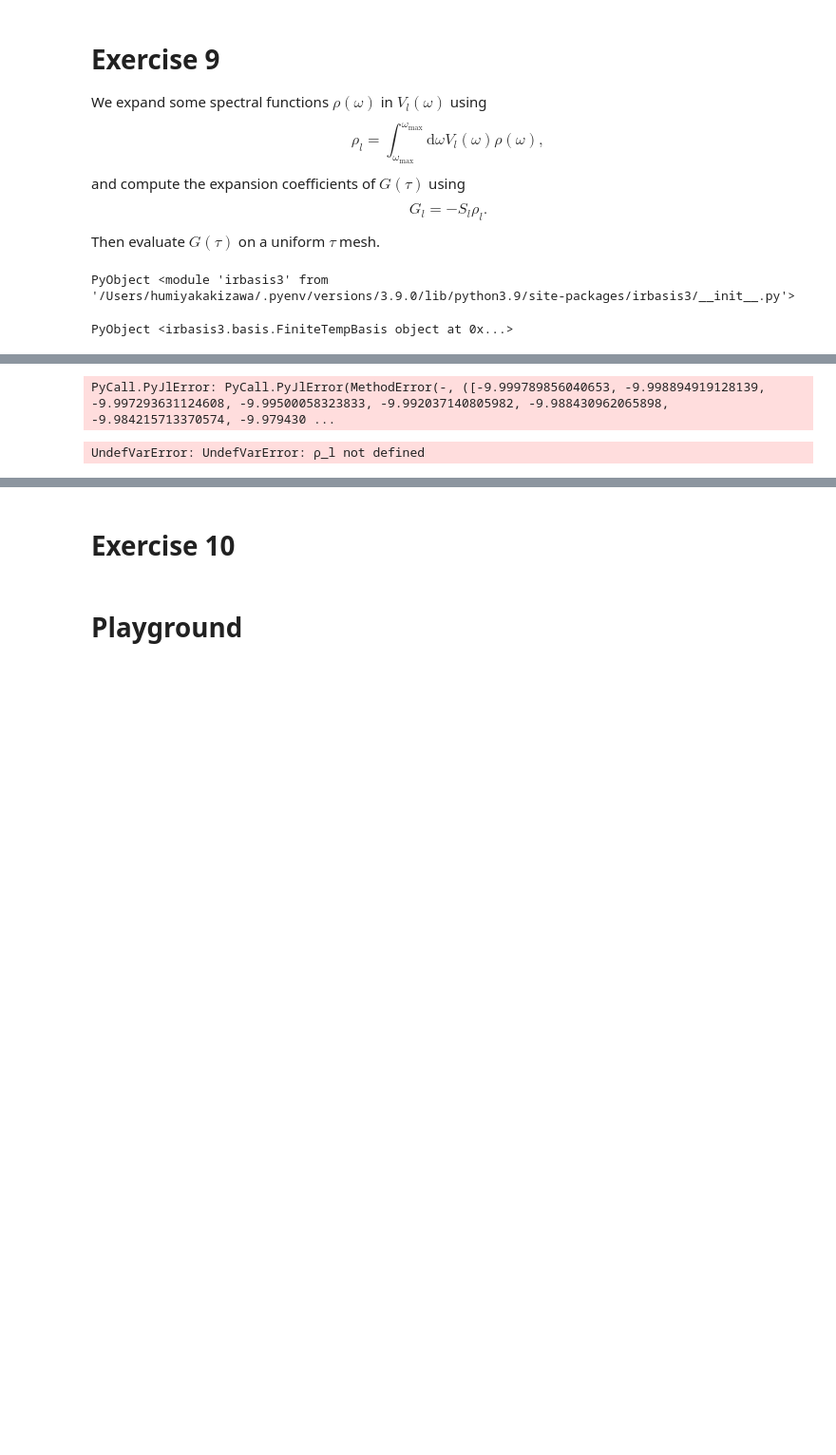
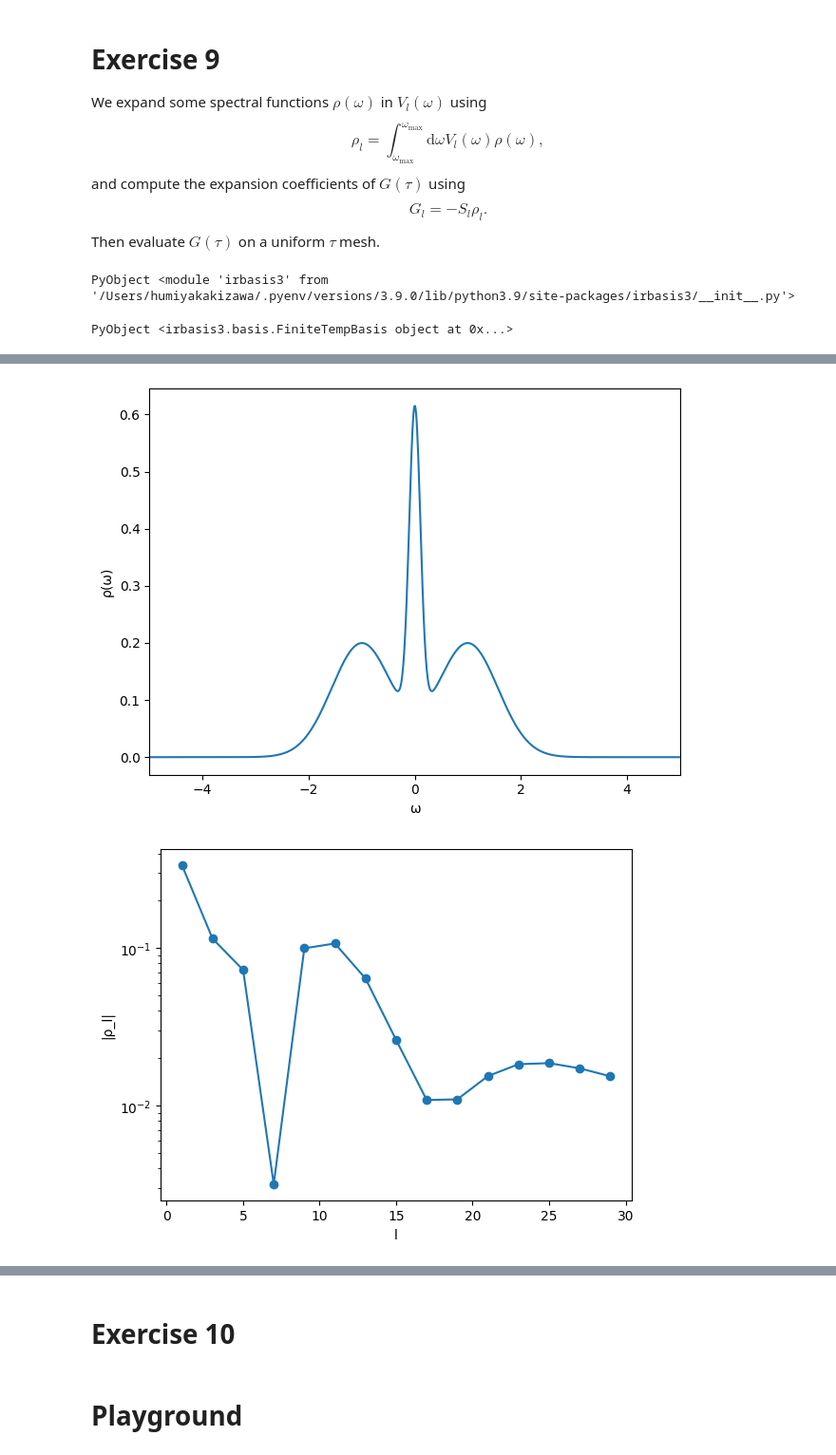
Before and after one commit to FumiyaKakizawa/saidai_compute_physics, a Jupyter notebook: compute_physics_exercise_1-10.ipynb, the cells around one changed output, grey strips where cells are left out. Shown at 95% size. Saved outputs shown, nothing was run; the diff lists cells and outputs as text; code cells hidden in the pictures; blank space fills up the shorter version.

```diff
--- a/compute_physics_exercise_1-10.ipynb
+++ b/compute_physics_exercise_1-10.ipynb
@@ -654,29 +708,31 @@ plt.savefig("check_irbasis_v.pdf")
 # %%
 # We choose the superposition of three gausian distributions as a spectral functoin
 function gaussian(x,μ,σ)
-    (1/(sqrt(2π)*σ)) * exp(-((x-μ)/σ)^2)
+    (1/(sqrt(2π)*σ)) * exp.(-((x .- μ)/σ) .^2 )
 end
 
 ρ = ω -> 0.2 * gaussian(ω,0.0,0.15) + 0.4 * gaussian(ω,1.0,0.8) + 0.4 * gaussian(ω,-1.0,0.8)
+
+ω_max = 5
+N_ω = 1000
+ωs = collect(range(-ω_max,ω_max,length=N_ω))
+
 plt.figure()
 plt.plot(ωs,ρ.(ωs))
 plt.xlabel("ω")
 plt.ylabel("ρ(ω)")
 plt.xlim(-5,5)
+plt.tight_layout()
 plt.savefig("check_rho_omega.pdf")
 
 ρ_l = basis.v.overlap(ρ)
-#ls = [l for l in 1:length(basis.s)]
-#plt.figure()
-#=
-plt.semilogy(1:2:end,1,ls="",marker="o")
+ls = [l for l in 1:length(basis.s)]
+plt.figure()
+
+plt.semilogy(ls[1:2:end],abs.(ρ_l[1:2:end]),marker="o")
 plt.xlabel("l")
 plt.ylabel("|ρ_l|")
 plt.savefig("check_rho_l.pdf")
-=#
 # %% [output]
-PyCall.PyJlError: PyCall.PyJlError(MethodError(-, ([-9.999789856040653, -9.998894919128139, -9.997293631124608, -9.99500058323833, -9.992037140805982, -9.988430962065898, -9.984215713370574, -9.979430 ...
+[figure, added]
+[figure, added]
-# %%
-g_l = - basis.s .* ρ_l
-# %% [output]
-UndefVarError: UndefVarError: ρ_l not defined
```
Also changed, not shown: parts of 30 cells of this notebook, 1 other file.
